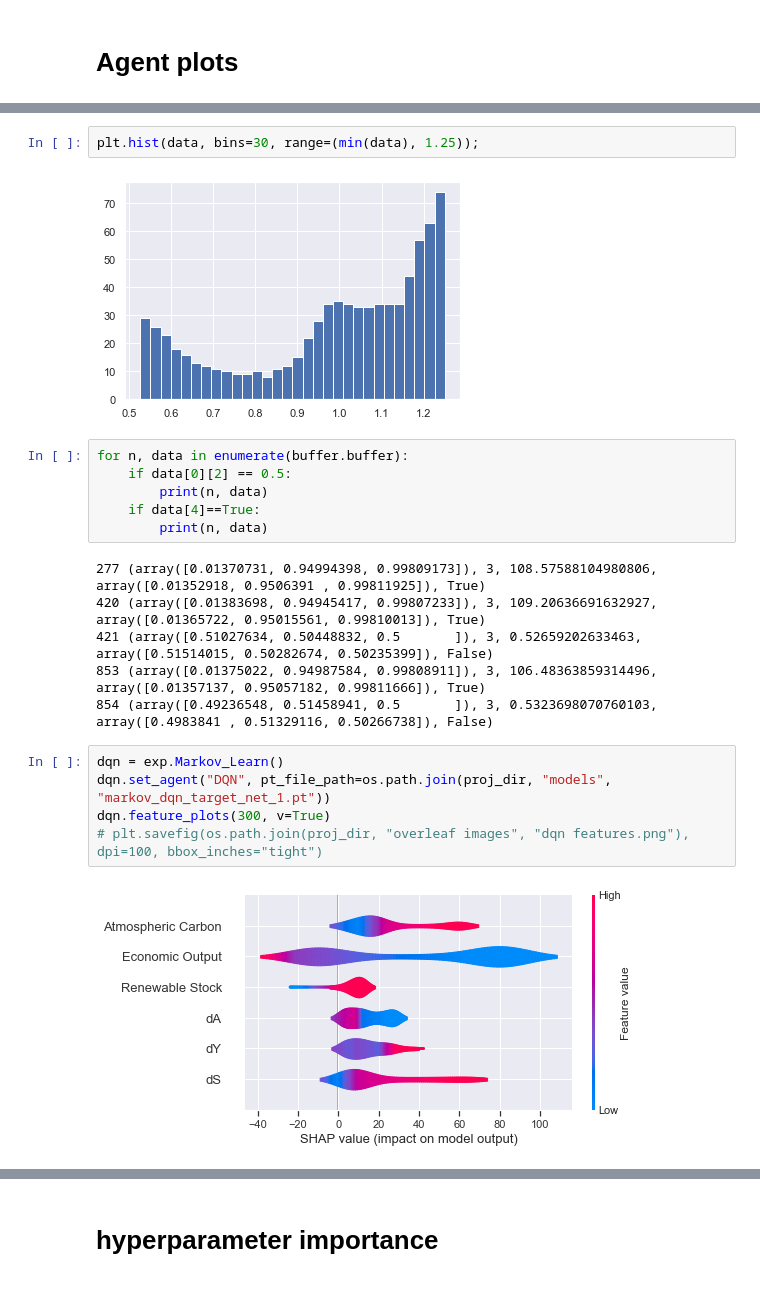
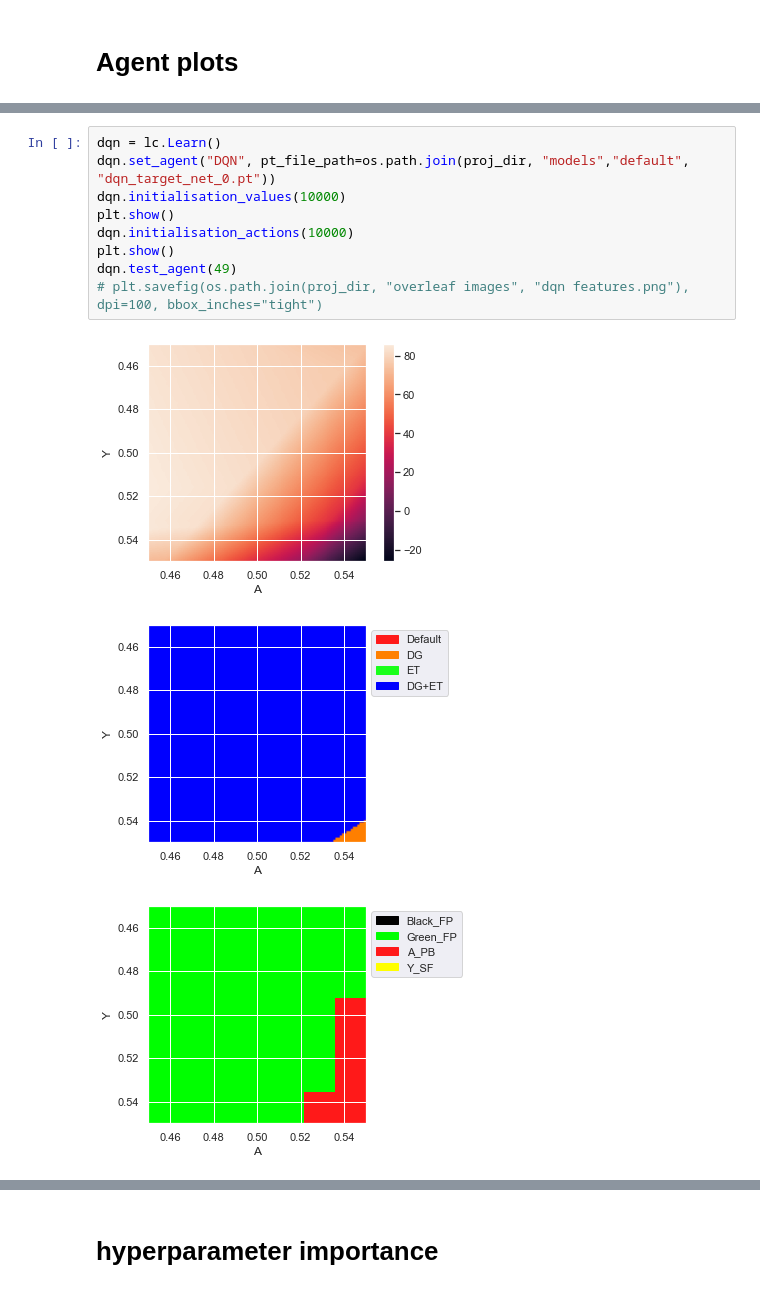
Before and after one commit to TheodoreWolf/climate_policy_rl, a Jupyter notebook: plot_making.ipynb, the cells around one changed output, grey strips where cells are left out. Saved outputs shown, nothing was run; the diff lists cells and outputs as text.

```diff
--- a/plot_making.ipynb
+++ b/plot_making.ipynb
@@ -30,23 +24,13 @@ data = buffer.sample(1000)[2]
-# %%
-plt.hist(data, bins=30, range=(min(data), 1.25));
-# %% [output]
-[figure, removed]
-# %%
-for n, data in enumerate(buffer.buffer):
-    if data[0][2] == 0.5:
-        print(n, data)
-    if data[4]==True:
-        print(n, data)
-# %% [output]
-277 (array([0.01370731, 0.94994398, 0.99809173]), 3, 108.57588104980806, array([0.01352918, 0.9506391 , 0.99811925]), True)
-420 (array([0.01383698, 0.94945417, 0.99807233]), 3, 109.20636691632927, array([0.01365722, 0.95015561, 0.99810013]), True)
-421 (array([0.51027634, 0.50448832, 0.5       ]), 3, 0.52659202633463, array([0.51514015, 0.50282674, 0.50235399]), False)
-853 (array([0.01375022, 0.94987584, 0.99808911]), 3, 106.48363859314496, array([0.01357137, 0.95057182, 0.99811666]), True)
-854 (array([0.49236548, 0.51458941, 0.5       ]), 3, 0.5323698070760103, array([0.4983841 , 0.51329116, 0.50266738]), False)
 # %%
-dqn = exp.Markov_Learn()
-dqn.set_agent("DQN", pt_file_path=os.path.join(proj_dir, "models", "markov_dqn_target_net_1.pt"))
-dqn.feature_plots(300, v=True)
+dqn = lc.Learn()
+dqn.set_agent("DQN", pt_file_path=os.path.join(proj_dir, "models","default", "dqn_target_net_0.pt"))
+dqn.initialisation_values(10000)
+plt.show()
+dqn.initialisation_actions(10000)
+plt.show()
+dqn.test_agent(49)
 # plt.savefig(os.path.join(proj_dir, "overleaf images", "dqn features.png"), dpi=100, bbox_inches="tight")
 # %% [output]
-[figure, old version]
+[figure, new version]
+[figure, added]
+[figure, added]
```
Also changed, not shown: parts of 23 cells of this notebook, 6 other files.
